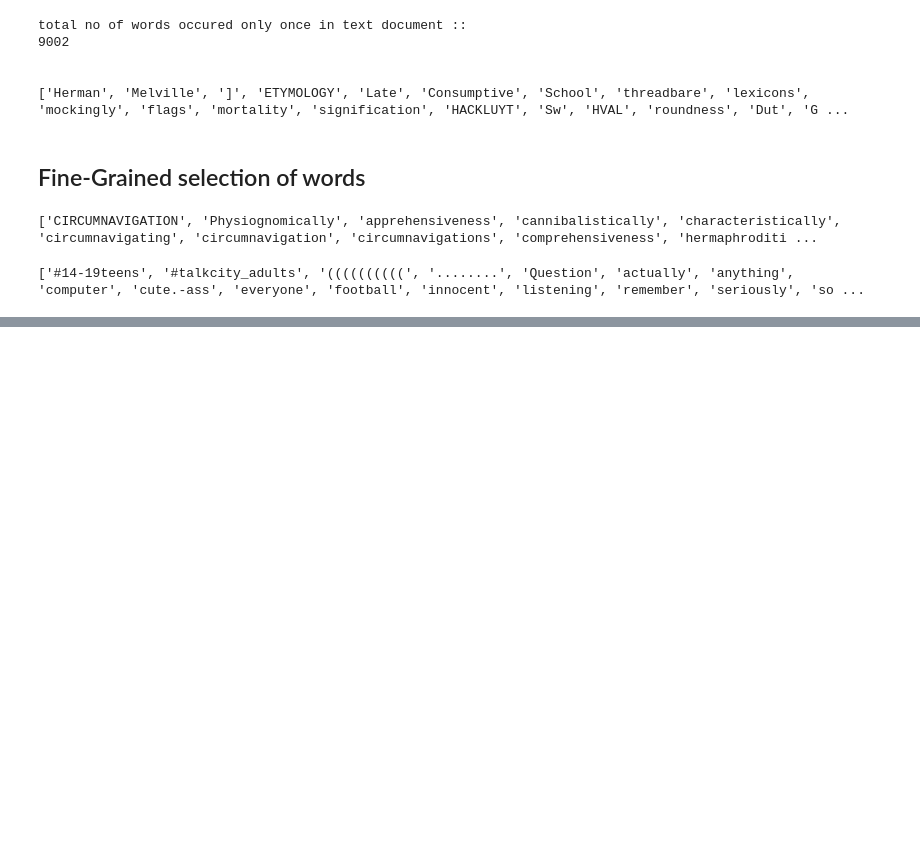
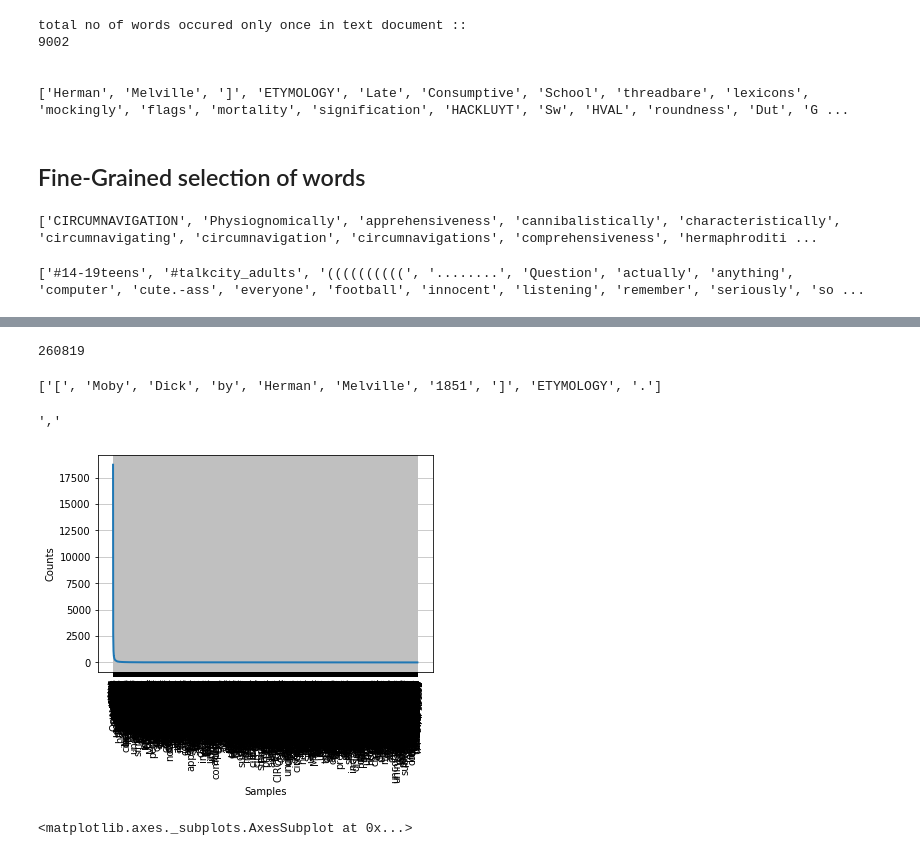
Before and after one commit to divaymohan/NLP, a Jupyter notebook: chapter_1/1.3/NLP_chapter_1.ipynb, the cells around one changed output, grey strips where cells are left out. Drawn from its saved outputs; the diff is of its cells as text; code cells hidden in the pictures; blank space fills up the shorter version.

```diff
--- a/chapter_1/1.3/NLP_chapter_1.ipynb
+++ b/chapter_1/1.3/NLP_chapter_1.ipynb
@@ -92,0 +143,3 @@ print(sorted([w for w in set(text5) if len(w)>7 and fdist5[w]>7]))
+# %%
+#Create a frequency distribution containing the given samples
+fdist = FreqDist(text1)
@@ -92,0 +156,11 @@ print(sorted([w for w in set(text5) if len(w)>7 and fdist5[w]>7]))
+# %%
+#Total Number of samples
+fdist.N()
+# %% [output]
+260819
+# %%
+#The samples sorted in order to decreasing frequency
+freList = list(fdist.keys())
+print(freList[:10])
+# %% [output]
+['[', 'Moby', 'Dick', 'by', 'Herman', 'Melville', '1851', ']', 'ETYMOLOGY', '.']
@@ -92,0 +172,5 @@ print(sorted([w for w in set(text5) if len(w)>7 and fdist5[w]>7]))
+# %%
+#Sample with thr greatest count
+fdist.max()
+# %% [output]
+','
@@ -92,0 +180,6 @@ print(sorted([w for w in set(text5) if len(w)>7 and fdist5[w]>7]))
+# %%
+#Graphical plot of frequency distribution
+fdist.plot()
+# %% [output]
+[figure, added]
+<matplotlib.axes._subplots.AxesSubplot at 0x...>
```
Also changed, not shown: parts of 17 cells of this notebook.
